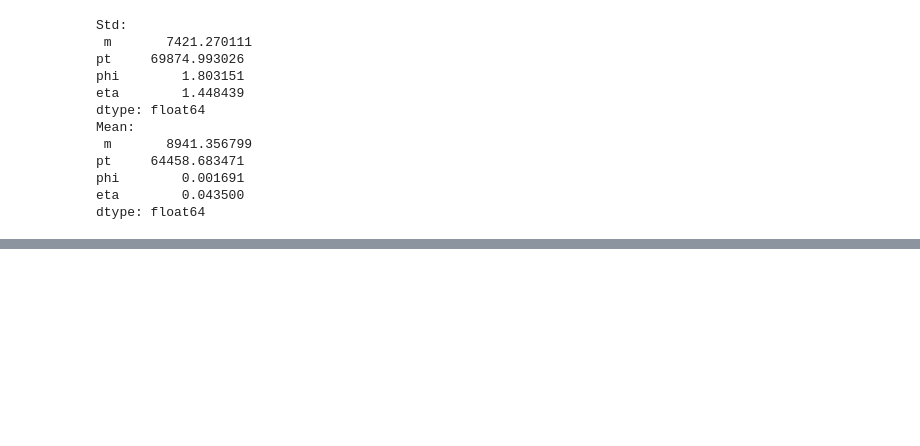
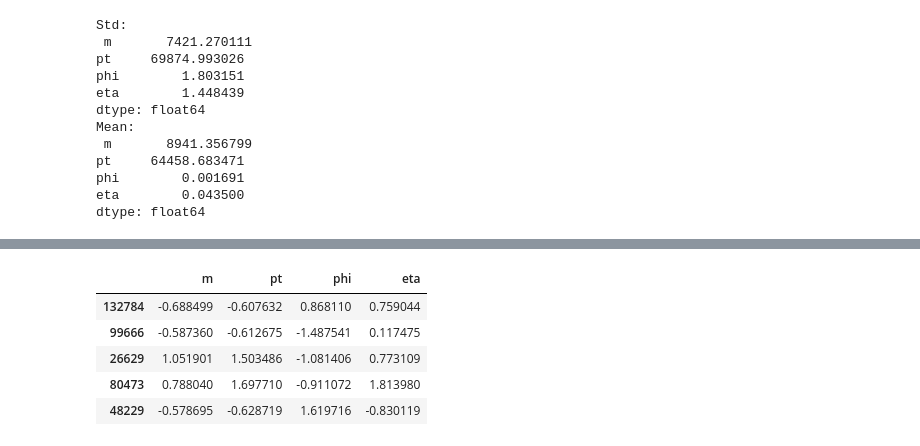
Before and after one commit to ATLAS-Autoencoders-GSoC-2020-Closed/gsoc-assignment-prabh27, a Jupyter notebook: autoencoder_4D.ipynb, the cells around one changed output, grey strips where cells are left out. Saved outputs shown, nothing was run; the diff lists cells and outputs as text; code cells hidden in the pictures; blank space fills up the shorter version.

```diff
--- a/autoencoder_4D.ipynb
+++ b/autoencoder_4D.ipynb
@@ -106,0 +97,25 @@ mm_scaler.transform(X_test)
+# %%
+from sklearn.preprocessing import MinMaxScaler
+from sklearn.preprocessing import StandardScaler
+
+# Scaling some features
+# MinMax scaler preseves the shape, range is 0-1, doesn't reduce the outliers. Usually a good start.
+# scaler = MinMaxScaler()
+
+# Better for NNs, mean = 0, variance = 1. Normalizes your data. If you have outliers, this will be a good scale.
+scaler = StandardScaler()
+
+# NN works best with scaled data
+train[['m', 'pt', 'phi', 'eta']] = scaler.fit_transform(train[['m', 'pt', 'phi', 'eta']])
+
+
+# test[['m', 'pt', 'phi', 'eta']] = scaler.fit_transform(train[['m', 'pt', 'phi', 'eta']])
+
+train.head()
+# %% [output]
+|  | m | pt | phi | eta |
+| 132784 | -0.688499 | -0.607632 | 0.868110 | 0.759044 |
+| 99666 | -0.587360 | -0.612675 | -1.487541 | 0.117475 |
+| 26629 | 1.051901 | 1.503486 | -1.081406 | 0.773109 |
+| 80473 | 0.788040 | 1.697710 | -0.911072 | 1.813980 |
+| 48229 | -0.578695 | -0.628719 | 1.619716 | -0.830119 |
```
Also changed, not shown: parts of 8 cells of this notebook.
